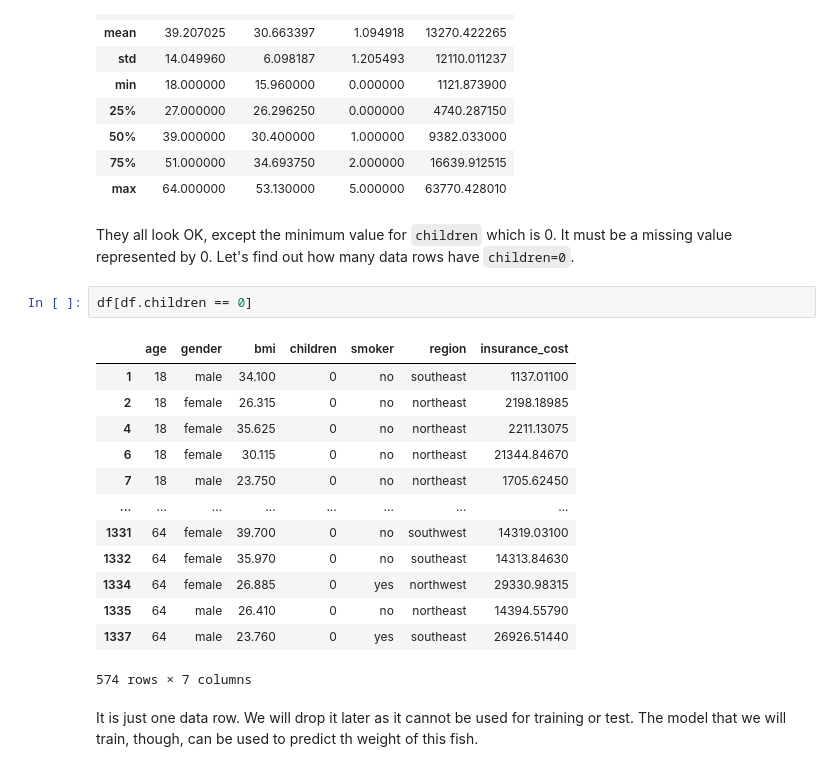
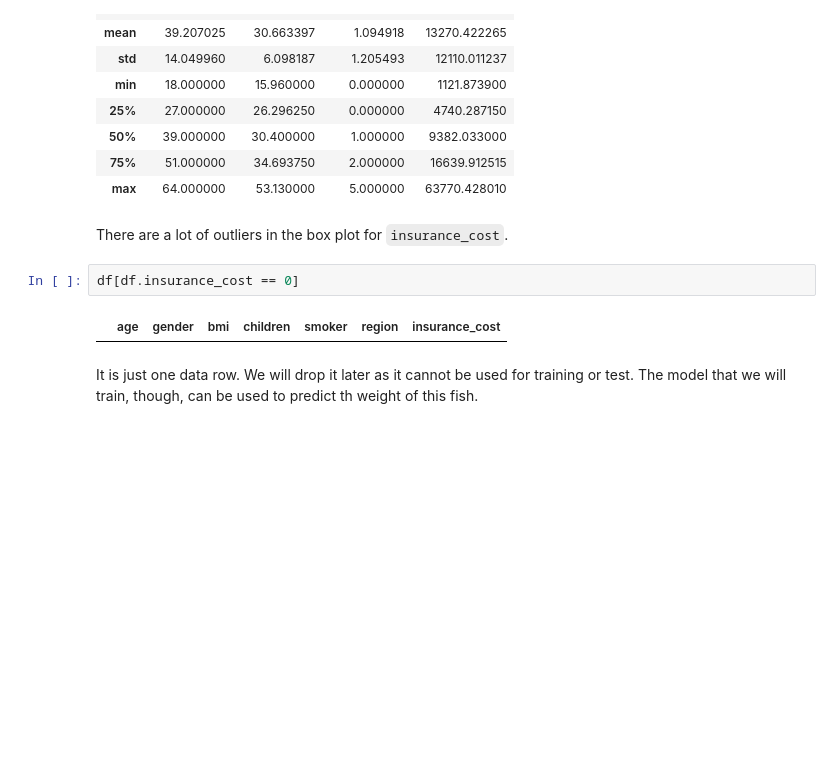
Before and after one commit to Boontay/CS4168_Etivities, a Jupyter notebook: etivity5.ipynb, the cells around one changed output. Cells and saved outputs as stored; diff of their text form; blank space fills up the shorter version.

```diff
--- a/etivity5.ipynb
+++ b/etivity5.ipynb
@@ -89,24 +91,12 @@ df.describe()
 | 50% | 39.000000 | 30.400000 | 1.000000 | 9382.033000 |
 | 75% | 51.000000 | 34.693750 | 2.000000 | 16639.912515 |
 | max | 64.000000 | 53.130000 | 5.000000 | 63770.428010 |
-# %% [markdown]
-They all look OK, except the minimum value for `children` which is 0. It must be a missing value represented by 0. Let's find out how many data rows have `children=0`.
+# %% [markdown]
+There are a lot of outliers in the box plot for `insurance_cost`.
 # %%
-df[df.children == 0]
+df[df.insurance_cost == 0]
 # %% [output]
 |  | age | gender | bmi | children | smoker | region | insurance_cost |
-| 1 | 18 | male | 34.100 | 0 | no | southeast | 1137.01100 |
-| 2 | 18 | female | 26.315 | 0 | no | northeast | 2198.18985 |
-| 4 | 18 | female | 35.625 | 0 | no | northeast | 2211.13075 |
-| 6 | 18 | female | 30.115 | 0 | no | northeast | 21344.84670 |
-| 7 | 18 | male | 23.750 | 0 | no | northeast | 1705.62450 |
-| ... | ... | ... | ... | ... | ... | ... | ... |
-| 1331 | 64 | female | 39.700 | 0 | no | southwest | 14319.03100 |
-| 1332 | 64 | female | 35.970 | 0 | no | southeast | 14313.84630 |
-| 1334 | 64 | female | 26.885 | 0 | yes | northwest | 29330.98315 |
-| 1335 | 64 | male | 26.410 | 0 | no | northeast | 14394.55790 |
-| 1337 | 64 | male | 23.760 | 0 | yes | southeast | 26926.51440 |
-574 rows × 7 columns
 # %% [markdown]
 It is just one data row. We will drop it later as it cannot be used for training or test. The model that we will train, though, can be used to predict th weight of this fish.
 # %% [markdown]
```
Also changed, not shown: parts of 25 cells of this notebook.
